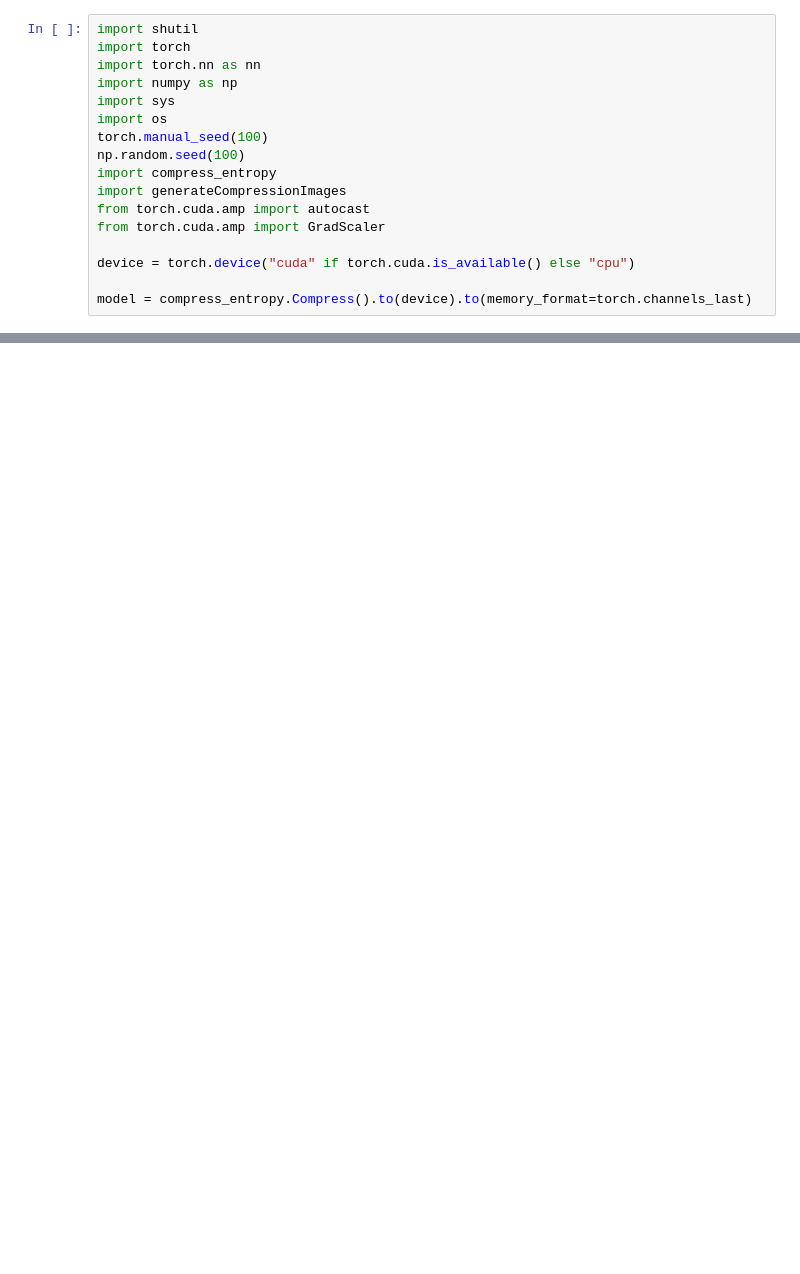
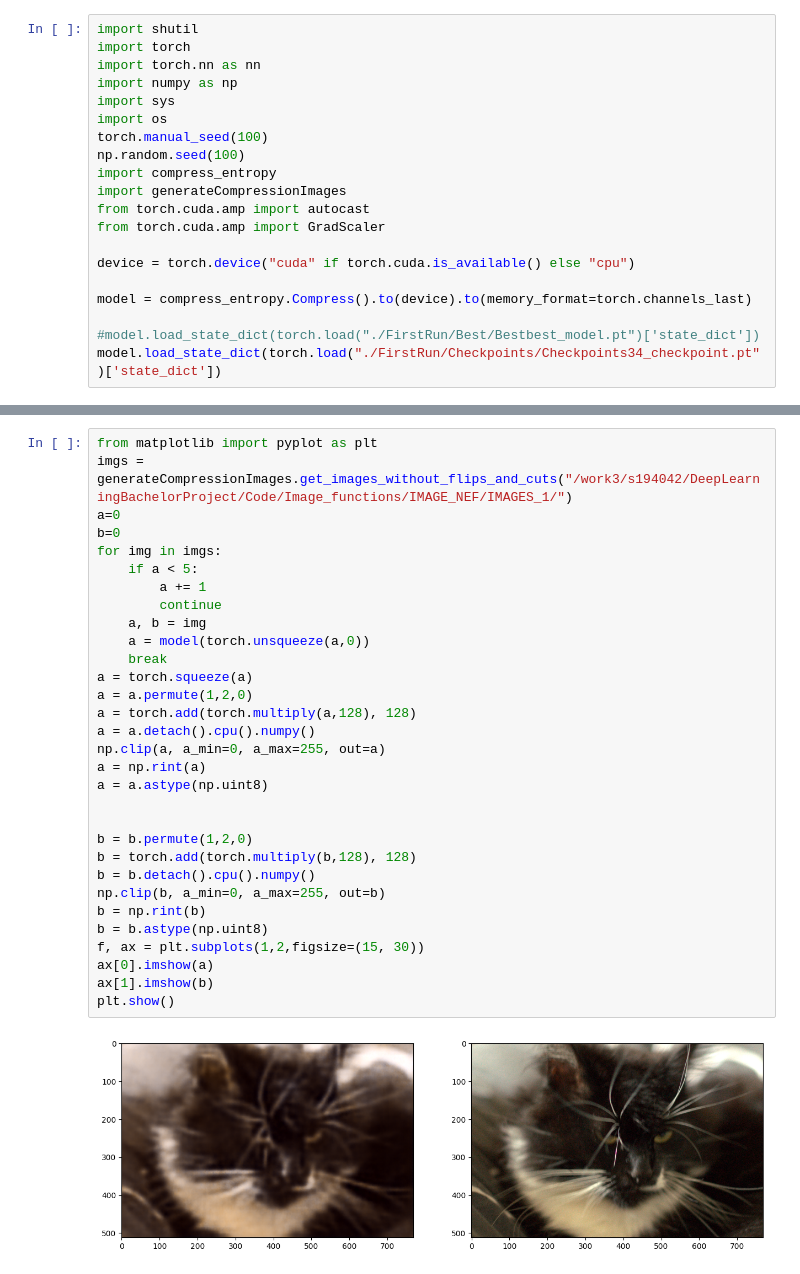
Before and after one commit to s194042/DeepLearningBachelorProject, a Jupyter notebook: Code/Image_functions/TestModel.ipynb, the cells around one changed output, grey strips where cells are left out. Saved outputs shown, nothing was run; the diff lists cells and outputs as text; blank space fills up the shorter version.

Commit message:
Added test model notebook on HPC

```diff
--- a/Code/Image_functions/TestModel.ipynb
+++ b/Code/Image_functions/TestModel.ipynb
@@ -15,4 +15,7 @@ from torch.cuda.amp import GradScaler
 device = torch.device("cuda" if torch.cuda.is_available() else "cpu")
 
 model = compress_entropy.Compress().to(device).to(memory_format=torch.channels_last)
+
+#model.load_state_dict(torch.load("./FirstRun/Best/Bestbest_model.pt")['state_dict'])
+model.load_state_dict(torch.load("./FirstRun/Checkpoints/Checkpoints34_checkpoint.pt")['state_dict'])
 # %% [output]
@@ -20,0 +27,33 @@ RuntimeError: Attempting to deserialize object on a CUDA device but torch.cuda.i
+# %%
+from matplotlib import pyplot as plt
+imgs = generateCompressionImages.get_images_without_flips_and_cuts("/work3/s194042/DeepLearningBachelorProject/Code/Image_functions/IMAGE_NEF/IMAGES_1/")
+a=0
+b=0
+for img in imgs:
+    if a < 5:
+        a += 1
+        continue
+    a, b = img
+    a = model(torch.unsqueeze(a,0))
+    break
+a = torch.squeeze(a)
+a = a.permute(1,2,0)
+a = torch.add(torch.multiply(a,128), 128)
+a = a.detach().cpu().numpy()
+np.clip(a, a_min=0, a_max=255, out=a)
+a = np.rint(a)
+a = a.astype(np.uint8)
+
+
+b = b.permute(1,2,0)
+b = torch.add(torch.multiply(b,128), 128)
+b = b.detach().cpu().numpy()
+np.clip(b, a_min=0, a_max=255, out=b)
+b = np.rint(b)
+b = b.astype(np.uint8)
+f, ax = plt.subplots(1,2,figsize=(15, 30))
+ax[0].imshow(a)
+ax[1].imshow(b)
+plt.show()
+# %% [output]
+[figure, added]
```
Also changed, not shown: parts of 2 cells of this notebook.
